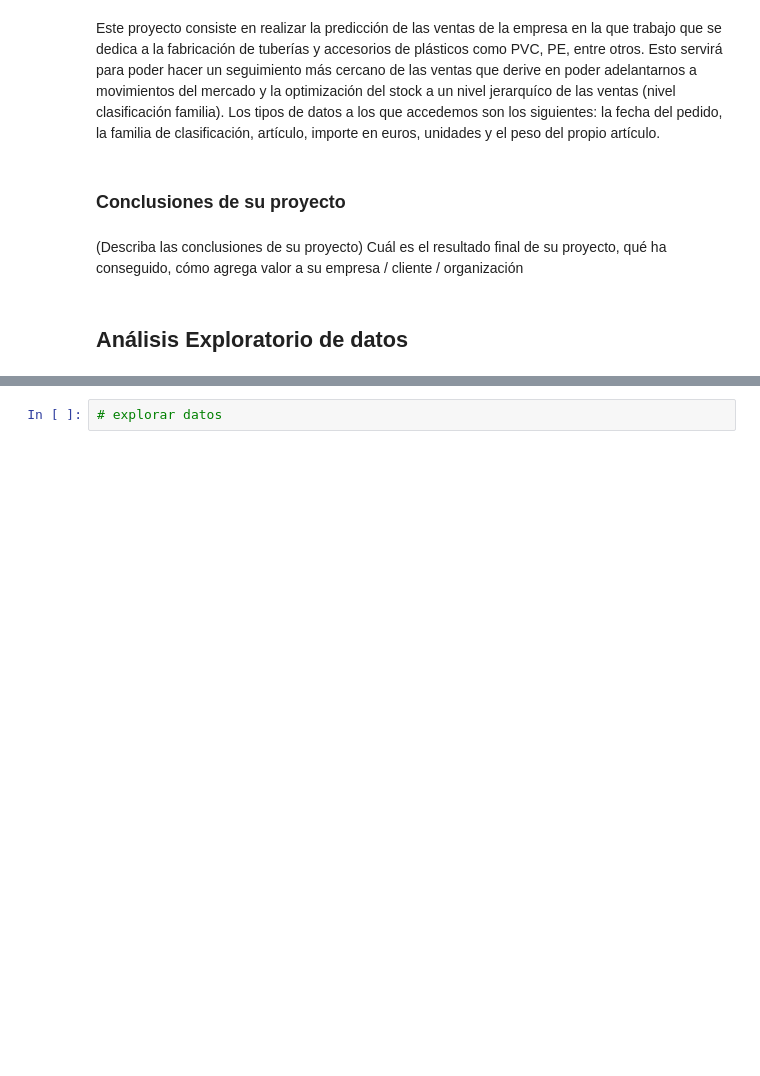
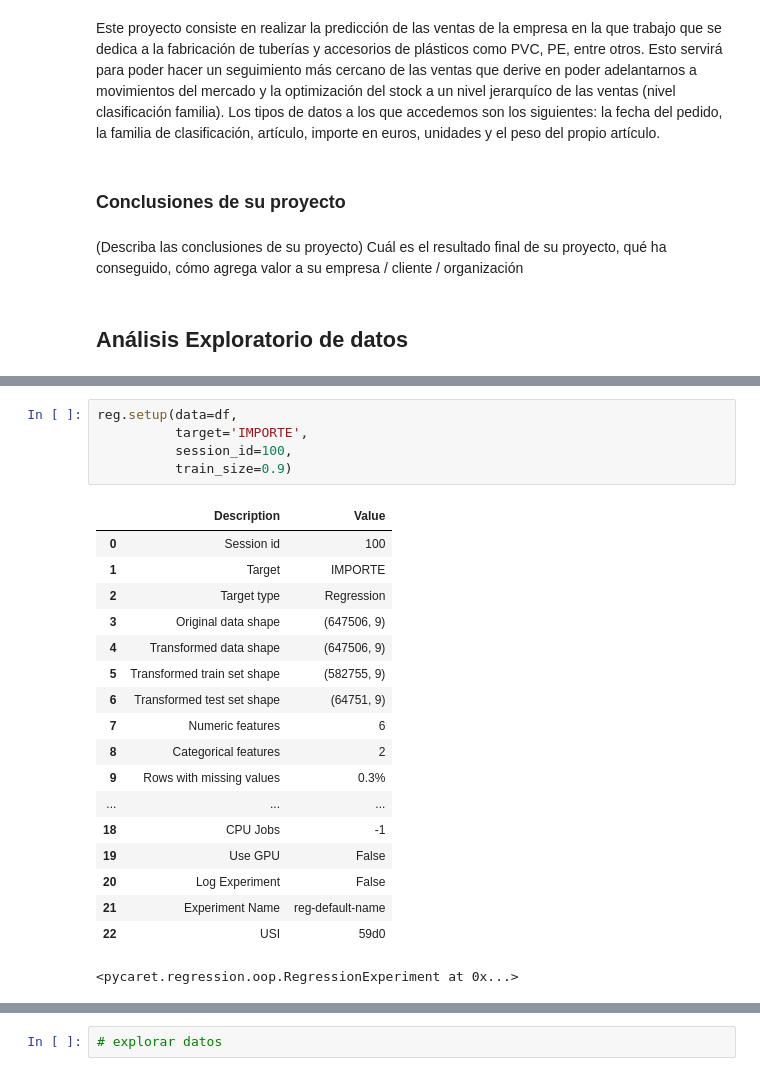
Before and after one commit to alexanderabasolo/curso_machine_learning, a Jupyter notebook: V-Ed_Alexander_Forecast_Ventas.ipynb, the cells around one changed output, grey strips where cells are left out. Saved outputs shown, nothing was run; the diff lists cells and outputs as text; blank space fills up the shorter version.

```diff
--- a/V-Ed_Alexander_Forecast_Ventas.ipynb
+++ b/V-Ed_Alexander_Forecast_Ventas.ipynb
@@ -28,0 +91,24 @@ Hola, mundo
+# %%
+reg.setup(data=df,
+          target='IMPORTE',
+          session_id=100,
+          train_size=0.9)
+# %% [output]
+|  | Description | Value |
+| 0 | Session id | 100 |
+| 1 | Target | IMPORTE |
+| 2 | Target type | Regression |
+| 3 | Original data shape | (647506, 9) |
+| 4 | Transformed data shape | (647506, 9) |
+| 5 | Transformed train set shape | (582755, 9) |
+| 6 | Transformed test set shape | (64751, 9) |
+| 7 | Numeric features | 6 |
+| 8 | Categorical features | 2 |
+| 9 | Rows with missing values | 0.3% |
+| ... | ... | ... |
+| 18 | CPU Jobs | -1 |
+| 19 | Use GPU | False |
+| 20 | Log Experiment | False |
+| 21 | Experiment Name | reg-default-name |
+| 22 | USI | 59d0 |
+<pycaret.regression.oop.RegressionExperiment at 0x...>
```
Also changed, not shown: parts of 15 cells of this notebook, 2 other files.
